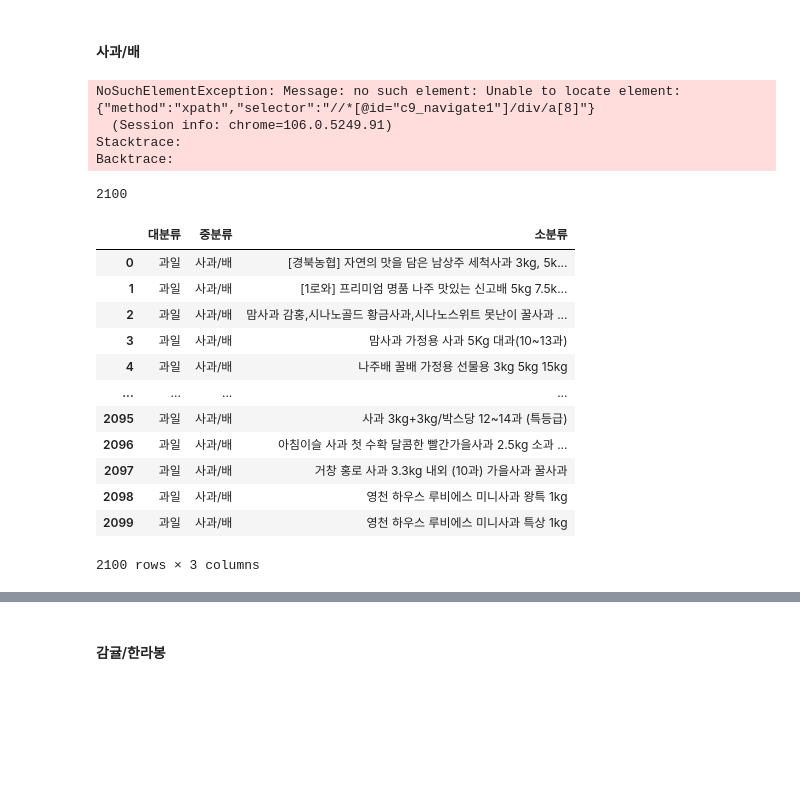
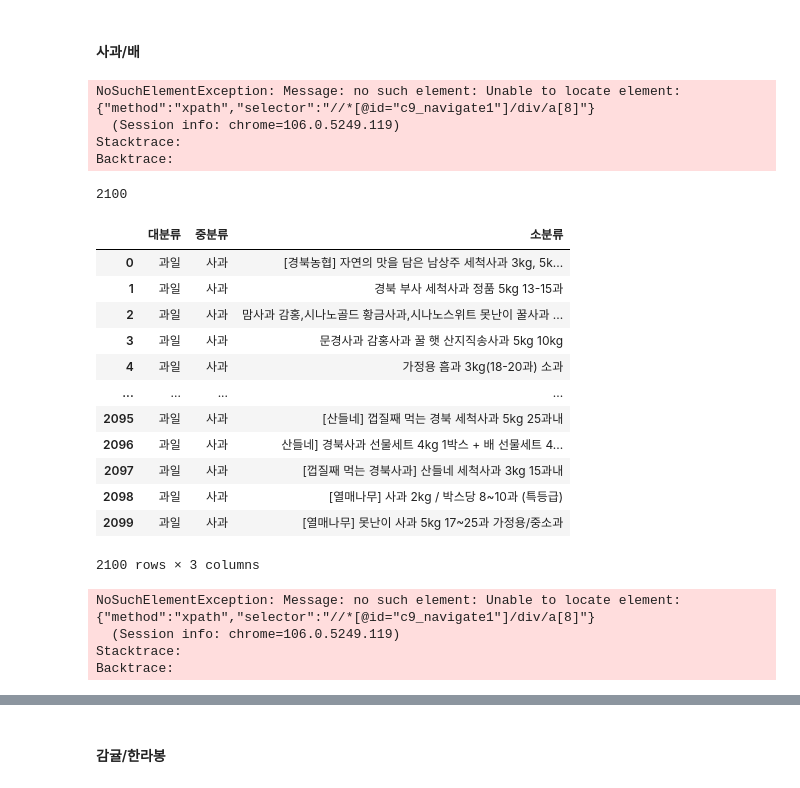
Before and after one commit to shinjangwoon/Store_Analysis, a Jupyter notebook: crawling/crawling.ipynb, the cells around one changed output, grey strips where cells are left out. Drawn from its saved outputs; the diff is of its cells as text; code cells hidden in the pictures; blank space fills up the shorter version.

```diff
--- a/crawling/crawling.ipynb
+++ b/crawling/crawling.ipynb
@@ -109,25 +121,25 @@ fruit_list
 # %%
 driver.find_element_by_xpath('//*[@id="content"]/div/section/div[1]/section[2]/ul[2]/li[2]/div/ul/li[1]/a/span').click()
 # %%
-apple = []
-
+사과 = []
+driver.get('https://www.lotteon.com/search/render/render.ecn?render=nqapi&platform=pc&collection_id=9&login=Y&u9=navigate&u8=FC01200802&mallId=1')
 for f in range(1,36):
     if f == 1:
         name = driver.find_elements_by_class_name('srchProductUnitTitle')
         time.sleep(2)
         for named in range(0,len(name)):
-            apple.append(name[named].text)
+            사과.append(name[named].text)
         driver.find_element_by_xpath('//*[@id="c9_navigate1"]/div/a[7]').click()
     else:
         time.sleep(2)
         name = driver.find_elements_by_class_name('srchProductUnitTitle')
         time.sleep(2)
         for named in range(0,len(name)):
-            apple.append(name[named].text)
+            사과.append(name[named].text)
         driver.find_element_by_xpath('//*[@id="c9_navigate1"]/div/a[8]').click()
 # %% [output]
 NoSuchElementException: Message: no such element: Unable to locate element: {"method":"xpath","selector":"//*[@id="c9_navigate1"]/div/a[8]"}
-  (Session info: chrome=106.0.5249.91)
+  (Session info: chrome=106.0.5249.119)
 Stacktrace:
 Backtrace:
 # %%
@@ -135,21 +147,44 @@ len(apple)
 # %% [output]
 2100
 # %%
-apple_df = pd.DataFrame(data=apple, columns=['소분류'])
-apple_df[['중분류', '대분류']] = ['사과/배', '과일']
-apple_df = apple_df[['대분류','중분류', '소분류']]
-apple_df
+사과_df = pd.DataFrame(data=사과, columns=['소분류'])
+사과_df[['중분류', '대분류']] = ['사과', '과일']
+사과_df = 사과_df[['대분류','중분류', '소분류']]
+사과_df
 # %% [output]
 |  | 대분류 | 중분류 | 소분류 |
-| 0 | 과일 | 사과/배 | [경북농협] 자연의 맛을 담은 남상주 세척사과 3kg, 5k... |
-| 1 | 과일 | 사과/배 | [1로와] 프리미엄 명품 나주 맛있는 신고배 5kg 7.5k... |
-| 2 | 과일 | 사과/배 | 맘사과 감홍,시나노골드 황금사과,시나노스위트 못난이 꿀사과 ... |
-| 3 | 과일 | 사과/배 | 맘사과 가정용 사과 5Kg 대과(10~13과) |
-| 4 | 과일 | 사과/배 | 나주배 꿀배 가정용 선물용 3kg 5kg 15kg |
+| 0 | 과일 | 사과 | [경북농협] 자연의 맛을 담은 남상주 세척사과 3kg, 5k... |
+| 1 | 과일 | 사과 | 경북 부사 세척사과 정품 5kg 13-15과 |
+| 2 | 과일 | 사과 | 맘사과 감홍,시나노골드 황금사과,시나노스위트 못난이 꿀사과 ... |
+| 3 | 과일 | 사과 | 문경사과 감홍사과 꿀 햇 산지직송사과 5kg 10kg |
+| 4 | 과일 | 사과 | 가정용 흠과 3kg(18-20과) 소과 |
 | ... | ... | ... | ... |
-| 2095 | 과일 | 사과/배 | 사과 3kg+3kg/박스당 12~14과 (특등급) |
-| 2096 | 과일 | 사과/배 | 아침이슬 사과 첫 수확 달콤한 빨간가을사과 2.5kg 소과 ... |
-| 2097 | 과일 | 사과/배 | 거창 홍로 사과 3.3kg 내외 (10과) 가을사과 꿀사과 |
-| 2098 | 과일 | 사과/배 | 영천 하우스 루비에스 미니사과 왕특 1kg |
-| 2099 | 과일 | 사과/배 | 영천 하우스 루비에스 미니사과 특상 1kg |
+| 2095 | 과일 | 사과 | [산들네] 껍질째 먹는 경북 세척사과 5kg 25과내 |
+| 2096 | 과일 | 사과 | 산들네] 경북사과 선물세트 4kg 1박스 + 배 선물세트 4... |
+| 2097 | 과일 | 사과 | [껍질째 먹는 경북사과] 산들네 세척사과 3kg 15과내 |
+| 2098 | 과일 | 사과 | [열매나무] 사과 2kg / 박스당 8~10과 (특등급) |
+| 2099 | 과일 | 사과 | [열매나무] 못난이 사과 5kg 17~25과 가정용/중소과 |
 2100 rows × 3 columns
+# %%
+# 배
+배 = []
+driver.get('https://www.lotteon.com/search/render/render.ecn?render=nqapi&platform=pc&collection_id=9&login=Y&u9=navigate&u8=FC01200801&mallId=1')
+for f in range(1,36):
+    if f == 1:
+        name = driver.find_elements_by_class_name('srchProductUnitTitle')
+        time.sleep(2)
+        for named in range(0,len(name)):
+            배.append(name[named].text)
+        driver.find_element_by_xpath('//*[@id="c9_navigate1"]/div/a[7]').click()
+    else:
+        time.sleep(2)
+        name = driver.find_elements_by_class_name('srchProductUnitTitle')
+        time.sleep(2)
+        for named in range(0,len(name)):
+            배.append(name[named].text)
+        driver.find_element_by_xpath('//*[@id="c9_navigate1"]/div/a[8]').click()
+# %% [output]
+NoSuchElementException: Message: no such element: Unable to locate element: {"method":"xpath","selector":"//*[@id="c9_navigate1"]/div/a[8]"}
+  (Session info: chrome=106.0.5249.119)
+Stacktrace:
+Backtrace:
```
Also changed, not shown: parts of 101 cells of this notebook, 1 other file.
